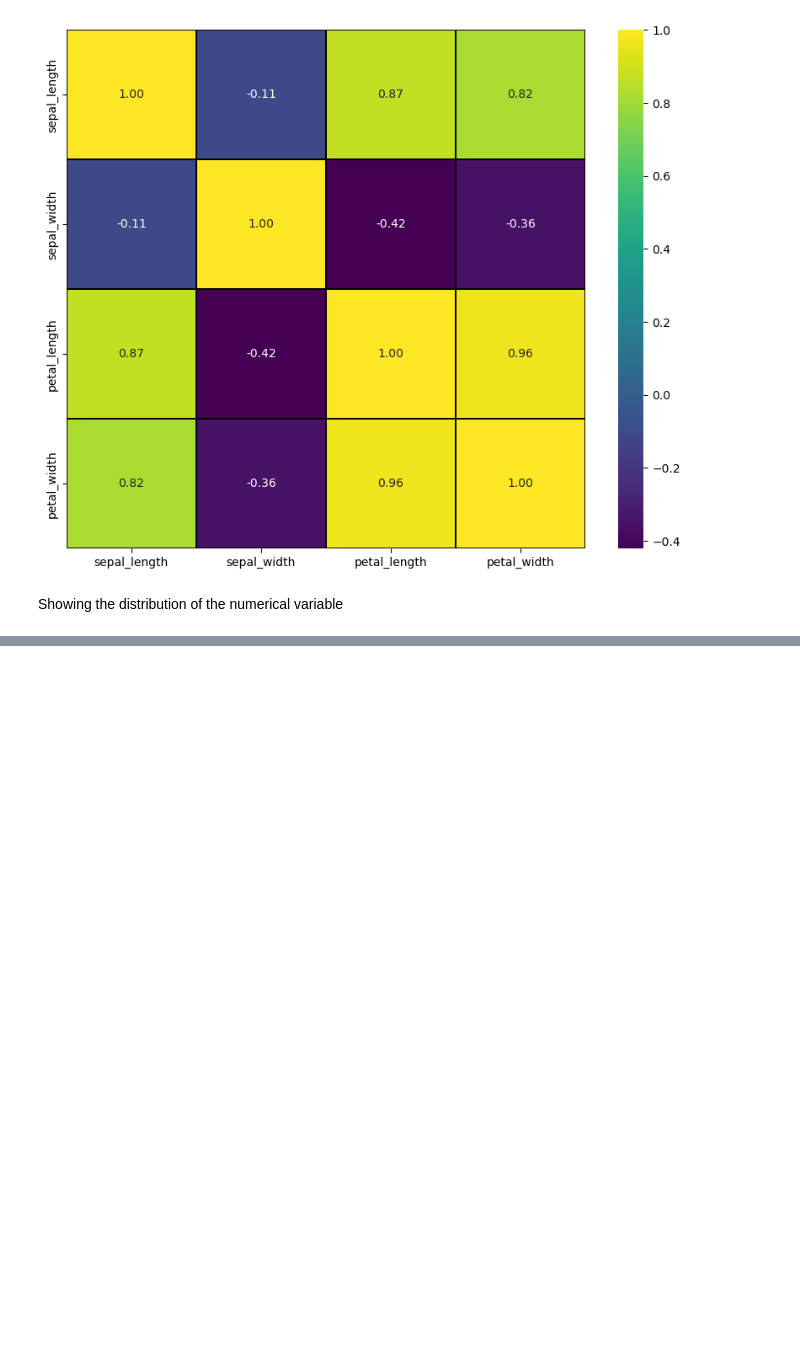
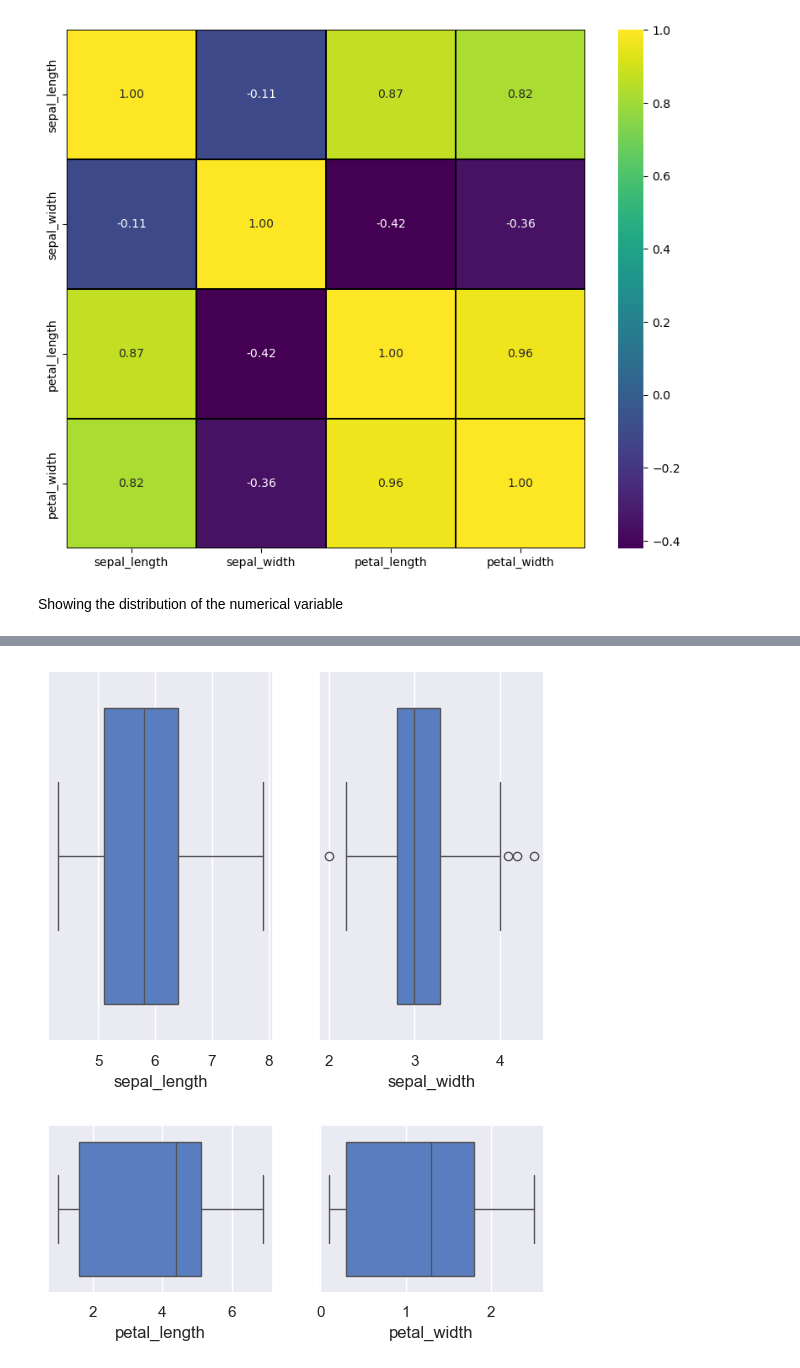
Before and after one commit to abufaheema/CODSOFT2, a Jupyter notebook: iris_flower_prediction.ipynb, the cells around one changed output, grey strips where cells are left out. Drawn from its saved outputs; the diff is of its cells as text; code cells hidden in the pictures; blank space fills up the shorter version.

```diff
--- a/iris_flower_prediction.ipynb
+++ b/iris_flower_prediction.ipynb
@@ -101,0 +123,21 @@ Showing the distribution of the numerical variable
+# %%
+# checking for the outliers
+
+plt.subplot(1,2,1)
+sns.boxplot(data=iris_data,x='sepal_length')
+
+plt.subplot(1,2,2)
+sns.boxplot(data=iris_data,x='sepal_width')
+plt.show()
+
+
+plt.subplot(2,2,1)
+sns.boxplot(data=iris_data,x='petal_length')
+
+plt.subplot(2,2,2)
+sns.boxplot(data=iris_data,x='petal_width')
+
+plt.show()
+# %% [output]
+[figure, added]
+[figure, added]
```
Also changed, not shown: parts of 9 cells of this notebook.
